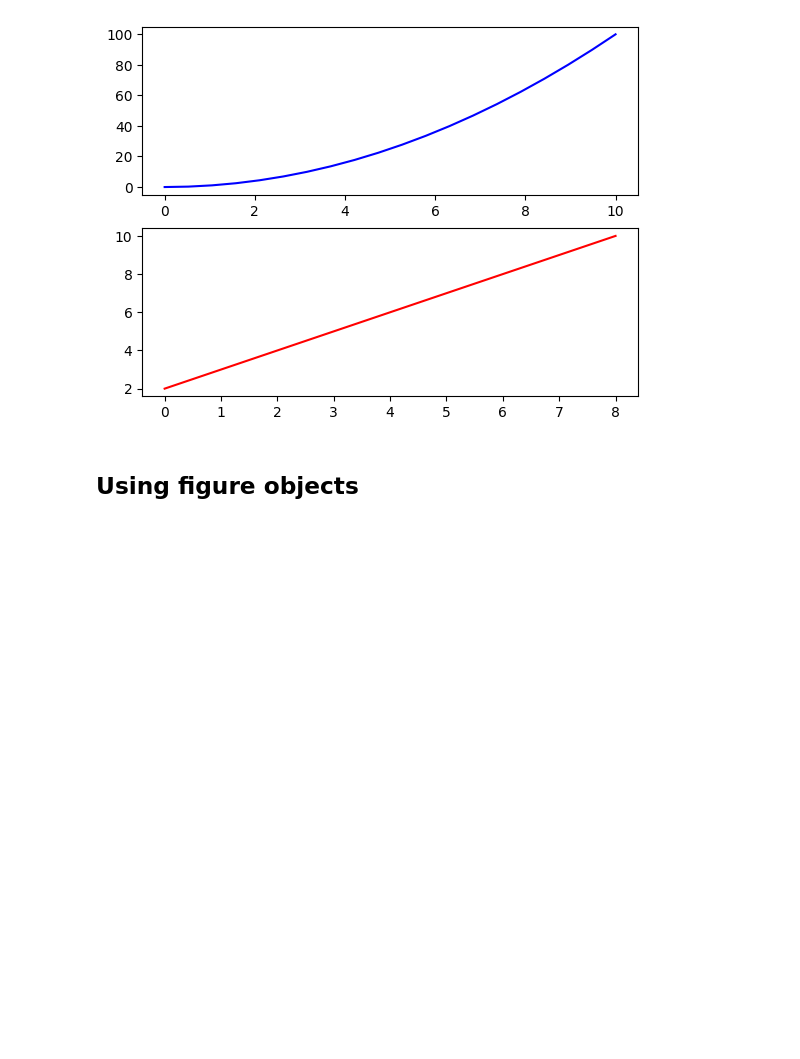
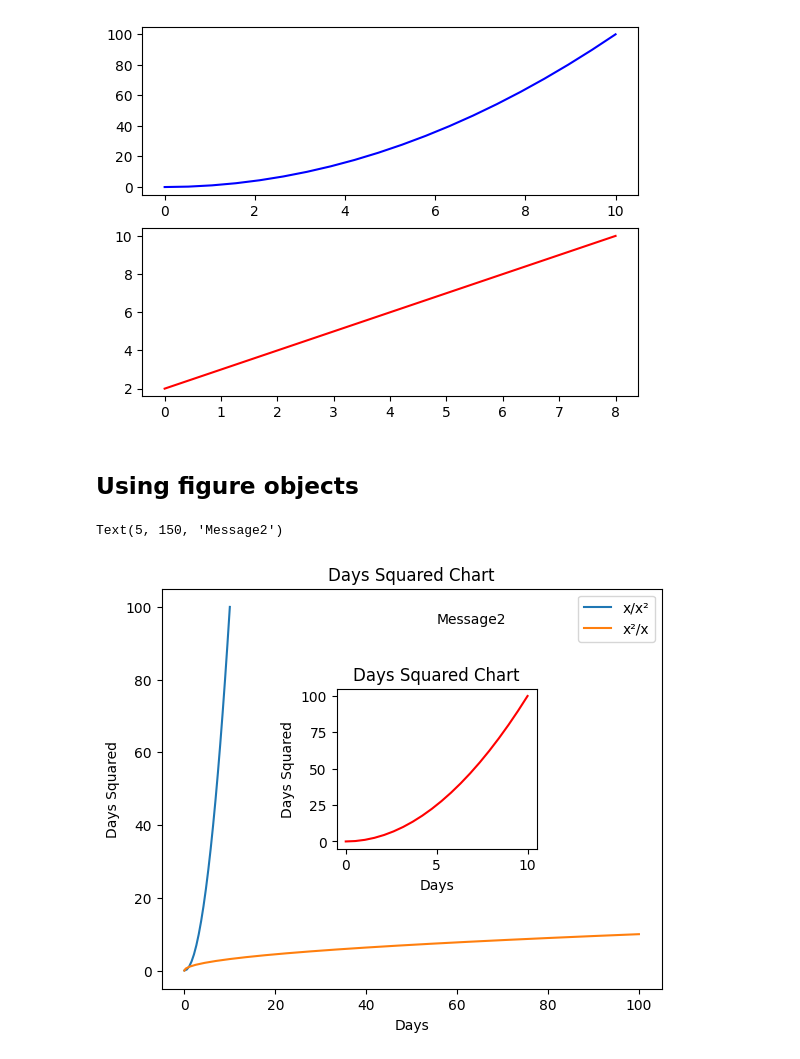
Before and after one commit to Swayam-Ghimire/pandas, a Jupyter notebook: matplotlib.ipynb, the cells around one changed output. Saved outputs shown, nothing was run; the diff lists cells and outputs as text; code cells hidden in the pictures; blank space fills up the shorter version.

Commit message:
Learned about figure objects

```diff
--- a/matplotlib.ipynb
+++ b/matplotlib.ipynb
@@ -34,3 +34,22 @@ plt.plot(x1,y1, 'b')
 [figure]
 # %% [markdown]
 ## Using figure objects
+# %%
+fig_1 = plt.figure(figsize=(5,4),dpi=100)
+axes1 = fig_1.add_axes([0.1,0.1,1,1])
+axes1.set_xlabel("Days")
+axes1.set_ylabel("Days Squared")
+axes1.set_title("Days Squared Chart")
+axes1.plot(x1,y1,label='x/x²')
+axes1.plot(y1,x1,label='x²/x')
+axes1.legend(loc=0)
+
+axes2 = fig_1.add_axes([0.45,0.45,0.4,0.4])
+axes2.set_title("Days Squared Chart")
+axes2.set_xlabel("Days")
+axes2.set_ylabel("Days Squared")
+axes2.plot(x1,y1,'r')
+axes2.text(5,150,'Message2')
+# %% [output]
+Text(5, 150, 'Message2')
+[figure, added]
```
